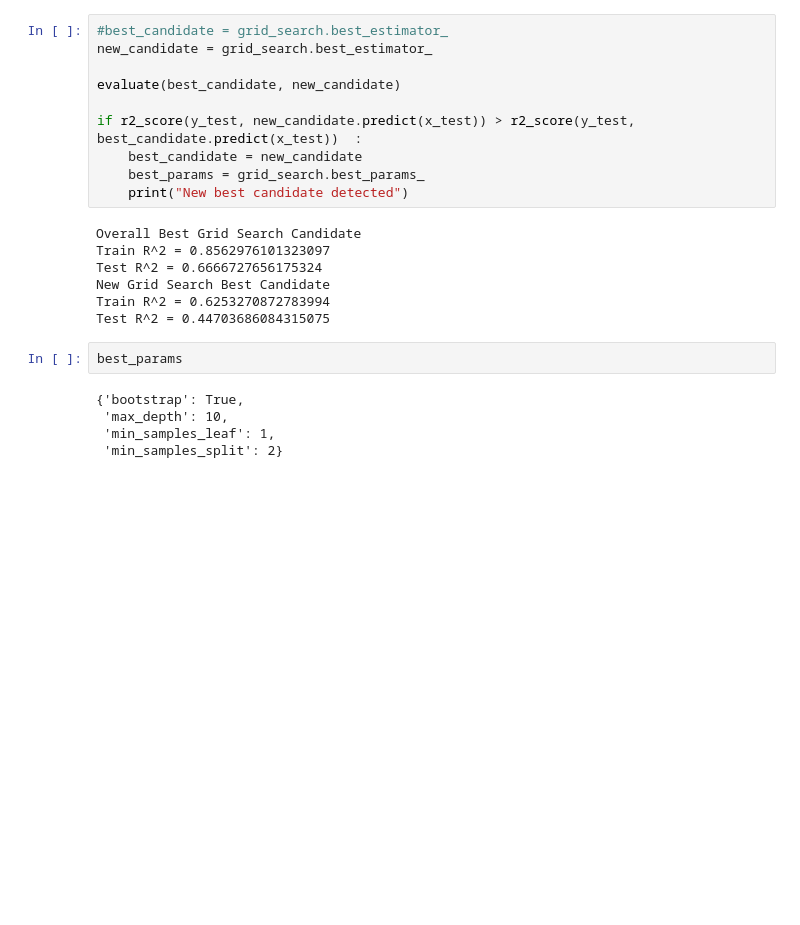
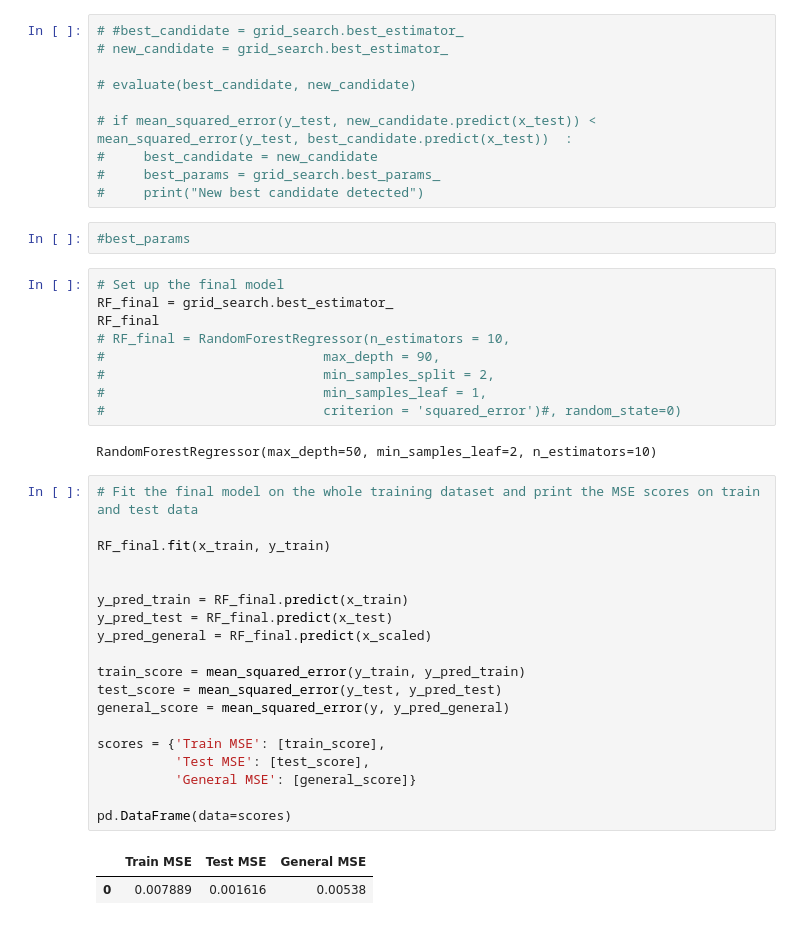
Before and after one commit to ntua-unit-of-control-and-informatics/TiO2_aggregation_and_uptake, a Jupyter notebook: TiO2_sedimentation/Select Important features.ipynb, the cells around one changed output. Cells and saved outputs as stored; diff of their text form; blank space fills up the shorter version.

```diff
--- a/TiO2_sedimentation/Select Important features.ipynb
+++ b/TiO2_sedimentation/Select Important features.ipynb
@@ -117,24 +180,45 @@ Fitting 5 folds for each of 80 candidates, totalling 400 fits
 # %%
-#best_candidate = grid_search.best_estimator_
-new_candidate = grid_search.best_estimator_
+# #best_candidate = grid_search.best_estimator_
+# new_candidate = grid_search.best_estimator_
 
-evaluate(best_candidate, new_candidate)
+# evaluate(best_candidate, new_candidate)
 
-if r2_score(y_test, new_candidate.predict(x_test)) > r2_score(y_test, best_candidate.predict(x_test))  :
-    best_candidate = new_candidate
-    best_params = grid_search.best_params_
-    print("New best candidate detected")
+# if mean_squared_error(y_test, new_candidate.predict(x_test)) < mean_squared_error(y_test, best_candidate.predict(x_test))  :
+#     best_candidate = new_candidate
+#     best_params = grid_search.best_params_
+#     print("New best candidate detected")
-# %% [output]
-Overall Best Grid Search Candidate
-Train R^2 = 0.8562976101323097
-Test R^2 = 0.6666727656175324
-New Grid Search Best Candidate
-Train R^2 = 0.6253270872783994
-Test R^2 = 0.44703686084315075
 # %%
-best_params
+#best_params
-# %% [output]
-{'bootstrap': True,
- 'max_depth': 10,
- 'min_samples_leaf': 1,
- 'min_samples_split': 2}
+# %%
+# Set up the final model
+RF_final = grid_search.best_estimator_
+RF_final
+# RF_final = RandomForestRegressor(n_estimators = 10,
+#                            max_depth = 90,
+#                            min_samples_split = 2,
+#                            min_samples_leaf = 1,
+#                            criterion = 'squared_error')#, random_state=0)
+# %% [output]
+RandomForestRegressor(max_depth=50, min_samples_leaf=2, n_estimators=10)
+# %%
+# Fit the final model on the whole training dataset and print the MSE scores on train and test data
+
+RF_final.fit(x_train, y_train)
+
+
+y_pred_train = RF_final.predict(x_train)
+y_pred_test = RF_final.predict(x_test)
+y_pred_general = RF_final.predict(x_scaled)
+
+train_score = mean_squared_error(y_train, y_pred_train)
+test_score = mean_squared_error(y_test, y_pred_test)
+general_score = mean_squared_error(y, y_pred_general)
+
+scores = {'Train MSE': [train_score],
+          'Test MSE': [test_score],
+          'General MSE': [general_score]}
+
+pd.DataFrame(data=scores)
+# %% [output]
+|  | Train MSE | Test MSE | General MSE |
+| 0 | 0.007889 | 0.001616 | 0.00538 |
```
Also changed, not shown: parts of 17 cells of this notebook, 2 other files.
